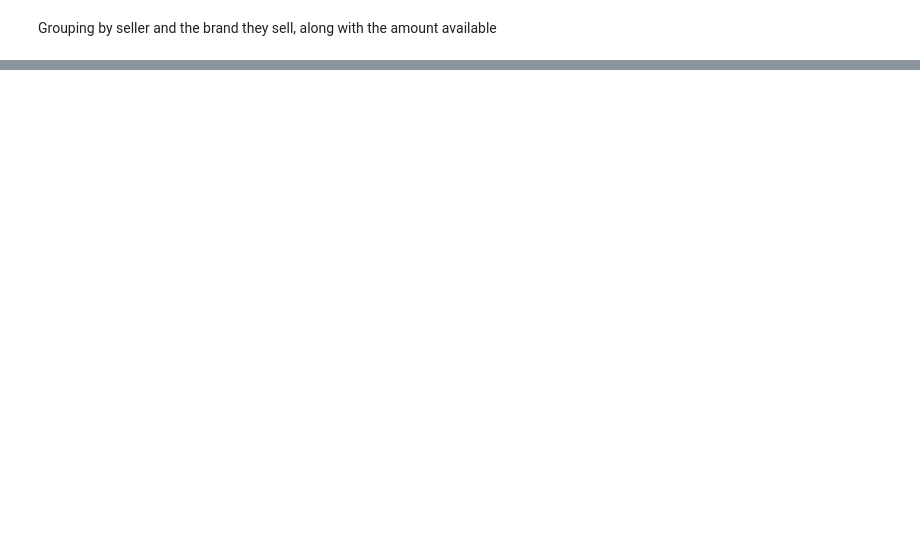
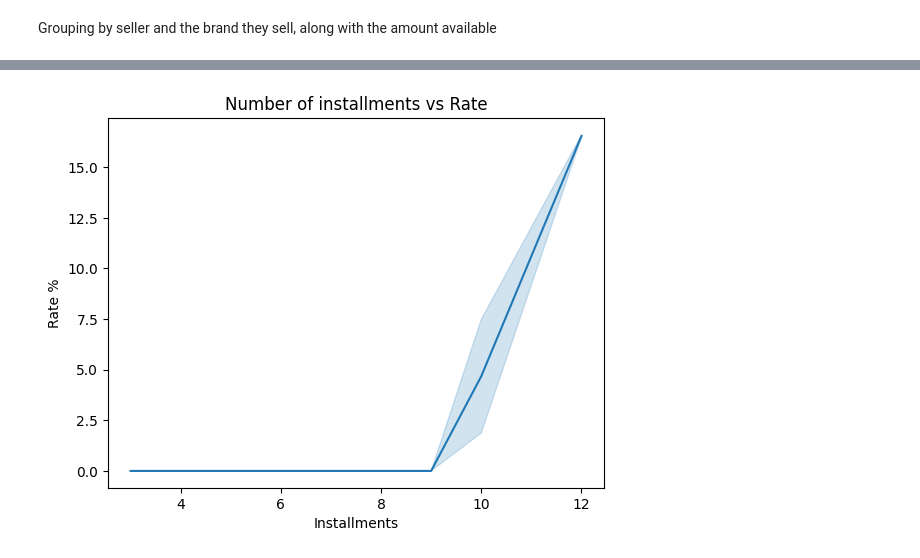
Before and after one commit to rafael-alencar29/exploratory_analysis_mercado_livre, a Jupyter notebook: Exploratory_Analysis.ipynb, the cells around one changed output, grey strips where cells are left out. Drawn from its saved outputs; the diff is of its cells as text; code cells hidden in the pictures; blank space fills up the shorter version.

```diff
--- a/Exploratory_Analysis.ipynb
+++ b/Exploratory_Analysis.ipynb
@@ -485,0 +535,6 @@ Name: count, dtype: int64
+# %%
+# Creating new column to the data frame
+data["total price"] = (data["quantity"] * data["amount"]).astype("float32")
+# %%
+newdata = data[["id","price","quantity","amount","rate","total price"]]
+newdata.head()
@@ -485,0 +548,3 @@ Name: count, dtype: int64
+# %%
+newdata = newdata.sort_values("quantity")
+newdata.head()
@@ -485,0 +558,9 @@ Name: count, dtype: int64
+# %%
+sns.lineplot(data=newdata,x="quantity", y="rate")
+plt.title("Number of installments vs Rate")
+plt.xlabel("Installments")
+plt.ylabel("Rate %")
+
+plt.show()
+# %% [output]
+[figure, added]
```
Also changed, not shown: parts of 29 cells of this notebook, 2 other files.
